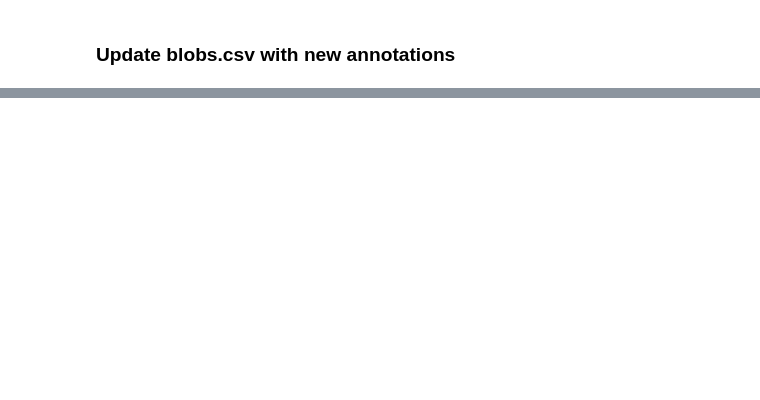
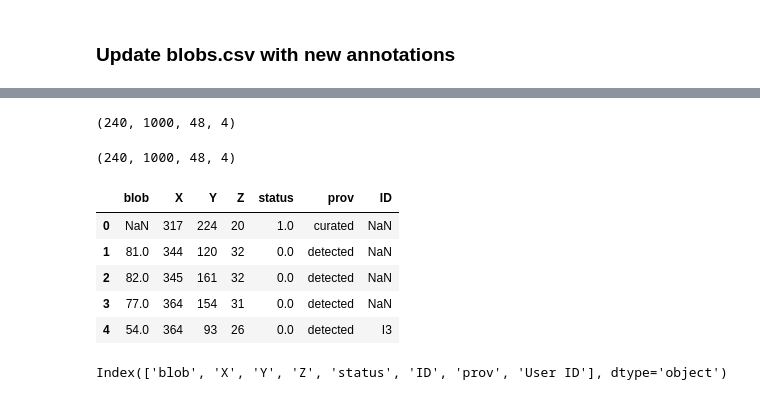
Before and after one commit to focolab/NP-image-eval, a Jupyter notebook: process_data.ipynb, the cells around one changed output, grey strips where cells are left out. Saved outputs shown, nothing was run; the diff lists cells and outputs as text; code cells hidden in the pictures; blank space fills up the shorter version.

```diff
--- a/process_data.ipynb
+++ b/process_data.ipynb
@@ -161,0 +359,4 @@ for folder in os.listdir('data/Manual_annotate'):
+# %%
+print(sz)
+# %% [output]
+(240, 1000, 48, 4)
@@ -161,0 +365,56 @@ for folder in os.listdir('data/Manual_annotate'):
+# %%
+print(data['data'].shape)
+# %% [output]
+(240, 1000, 48, 4)
+# %%
+scale = [0.3208, 0.3208, 0.75]
+sz = [1000, 240, 48]
+
+npal = pd.read_csv(datapath+'/Manual_annotate/20221106-21-47-31/neuroPAL_image.csv', skiprows=7)
+npal= npal[['Real X (um)', 'Real Y (um)', 'Real Z (um)', 'User ID']]
+blob = pd.read_csv(datapath+'/Manual_annotate/20221106-21-47-31/blobs.csv', index_col=0)
+npal['Real X (um)'] = round(npal['Real X (um)']/scale[0])
+npal['Real Y (um)'] = round(npal['Real Y (um)']/scale[1])
+npal['Real Z (um)'] = round(npal['Real Z (um)']/scale[2])
+
+npal['Real X (um)'] = npal['Real X (um)'].astype('int32')
+npal['Real Y (um)'] = npal['Real Y (um)'].astype('int32')
+npal['Real Z (um)'] = npal['Real Z (um)'].astype('int32')
+
+revx = sz[0]+1- npal['Real X (um)']
+revy = sz[1]+1- npal['Real Y (um)']
+revz = sz[2]+1- npal['Real Z (um)']
+
+if np.abs(np.mean(np.asarray(npal['Real X (um)']))-np.mean(np.asarray(blob['X'])))>np.abs(np.mean(np.asarray(revx))-np.mean(np.asarray(blob['X']))):
+    npal['Real X (um)'] = revx
+
+if np.abs(np.mean(np.asarray(npal['Real Y (um)']))-np.mean(np.asarray(blob['Y'])))>np.abs(np.mean(np.asarray(revy))-np.mean(np.asarray(blob['Y']))):
+    npal['Real Y (um)'] = revy
+
+if np.abs(np.mean(np.asarray(npal['Real Z (um)']))-np.mean(np.asarray(blob['Z'])))>np.abs(np.mean(np.asarray(revz))-np.mean(np.asarray(blob['Z']))):
+    npal['Real Z (um)'] = revz
+
+npal = npal.rename(columns={'Real X (um)':'X', 'Real Y (um)':'Y', 'Real Z (um)': 'Z'})
+
+blobs = pd.merge(blob, npal, how='right', on=['X', 'Y', 'Z'])
+
+blobs['status'] = blobs['status'].fillna(1.0)
+blobs['prov'] = blobs['prov'].fillna('curated')
+blobs = blobs.drop(columns=['ID'])
+blobs = blobs.rename(columns={'User ID':'ID'})
+
+blobs.to_csv(datapath+'/Manual_annotate/'+'20221106-21-47-31'+'/blobs_test.csv')
+
+blobs.head()
+#npal.head()
+# %% [output]
+|  | blob | X | Y | Z | status | prov | ID |
+| 0 | NaN | 317 | 224 | 20 | 1.0 | curated | NaN |
+| 1 | 81.0 | 344 | 120 | 32 | 0.0 | detected | NaN |
+| 2 | 82.0 | 345 | 161 | 32 | 0.0 | detected | NaN |
+| 3 | 77.0 | 364 | 154 | 31 | 0.0 | detected | NaN |
+| 4 | 54.0 | 364 | 93 | 26 | 0.0 | detected | I3 |
+# %%
+blobs.columns
+# %% [output]
+Index(['blob', 'X', 'Y', 'Z', 'status', 'ID', 'prov', 'User ID'], dtype='object')
```
Also changed, not shown: parts of 24 cells of this notebook, 8 other files.
